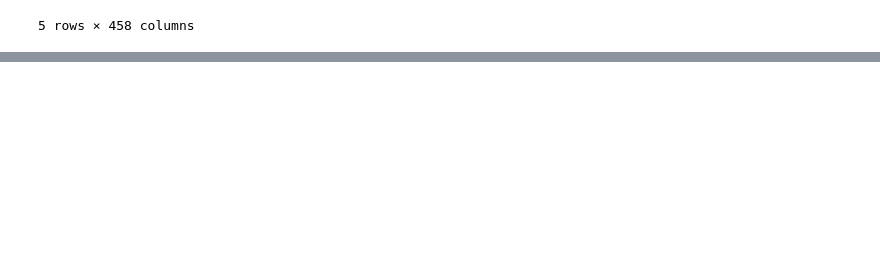
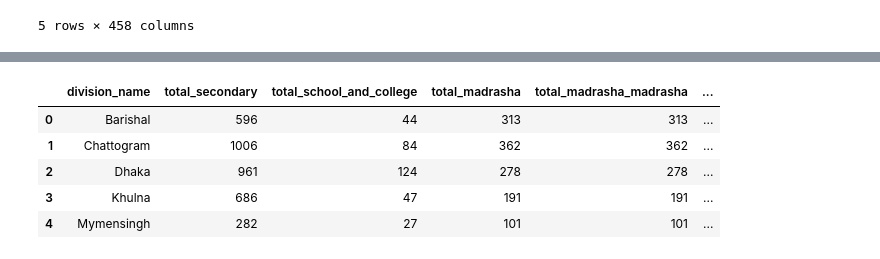
Before and after one commit to monjurmorshed793/sedp-reports, a Jupyter notebook: src/sedp_reports/sedp-report.ipynb, the cells around one changed output, grey strips where cells are left out. Saved outputs shown, nothing was run; the diff lists cells and outputs as text; code cells hidden in the pictures; blank space fills up the shorter version.

```diff
--- a/src/sedp_reports/sedp-report.ipynb
+++ b/src/sedp_reports/sedp-report.ipynb
@@ -321,0 +437,33 @@ df_pbgsi_institutions.head()
+# %%
+total_col_name = df_division_wise_combined['total_divisional_institutions'].name
+total_school_col_name = df_division_wise_combined['total_secondary'].name
+total_school_and_college_col_name = df_division_wise_combined['total_school_and_college'].name
+total_madrasha_col_name = df_division_wise_combined['total_madrasha'].name
+
+df_division_wise_combined['secondary_percentage'] = (
+    round(
+        (df_division_wise_combined[total_school_col_name] / df_division_wise_combined[total_col_name]) * 100,
+        2
+    )
+)
+
+df_division_wise_combined['school_and_college_percentage'] = round(
+    (df_division_wise_combined[total_school_and_college_col_name] / df_division_wise_combined[total_col_name]) * 100,
+    2
+)
+
+df_division_wise_combined['madrasha_percentage'] = round(
+    (df_division_wise_combined[total_madrasha_col_name] / df_division_wise_combined[total_col_name]) * 100,
+    2
+)
+
+
+
+df_division_wise_combined.head()
+# %% [output]
+|  | division_name | total_secondary | total_school_and_college | total_madrasha | total_madrasha_madrasha | ... |
+| 0 | Barishal | 596 | 44 | 313 | 313 | ... |
+| 1 | Chattogram | 1006 | 84 | 362 | 362 | ... |
+| 2 | Dhaka | 961 | 124 | 278 | 278 | ... |
+| 3 | Khulna | 686 | 47 | 191 | 191 | ... |
+| 4 | Mymensingh | 282 | 27 | 101 | 101 | ... |
```
Also changed, not shown: parts of 10 cells of this notebook.
